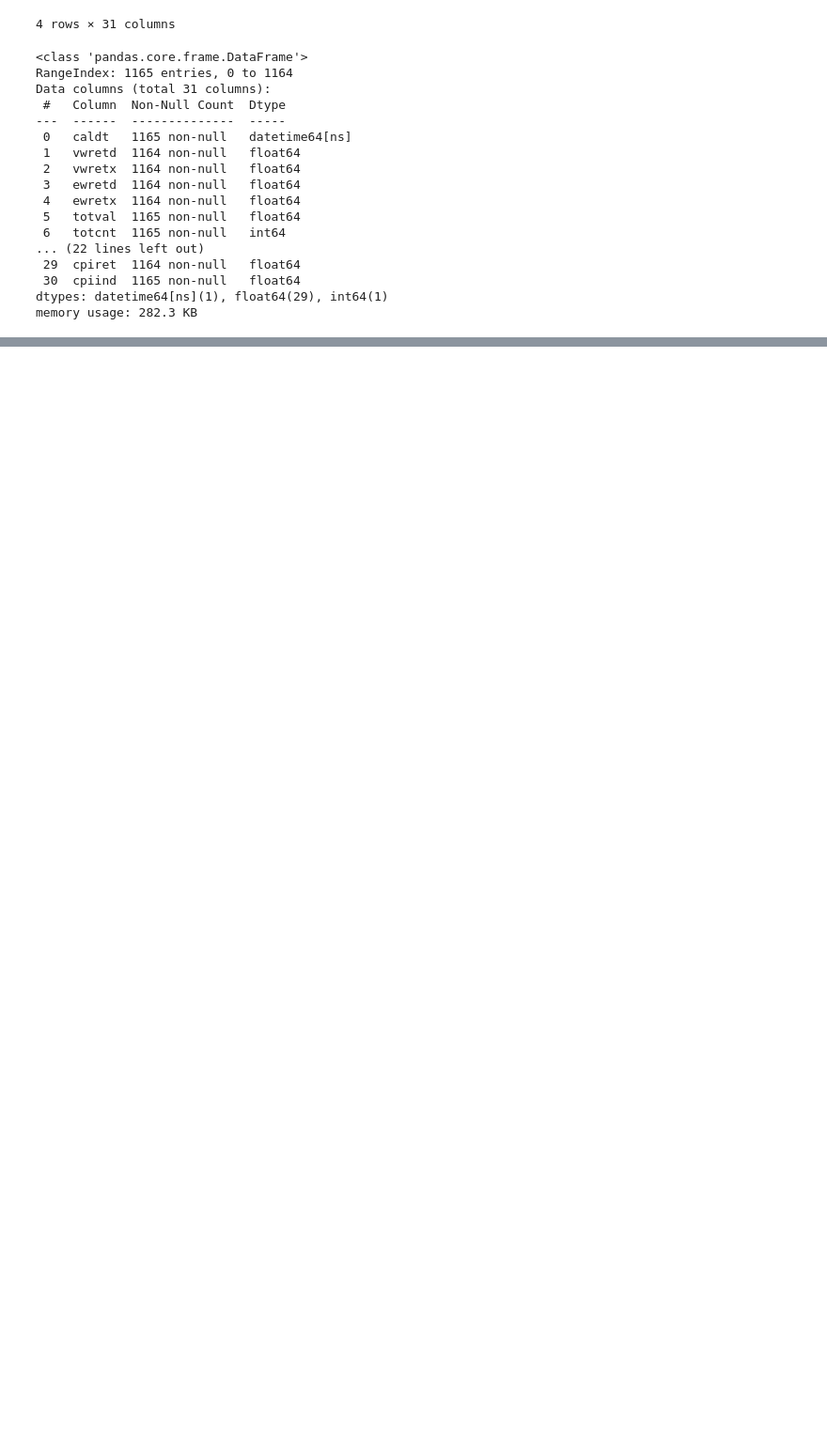
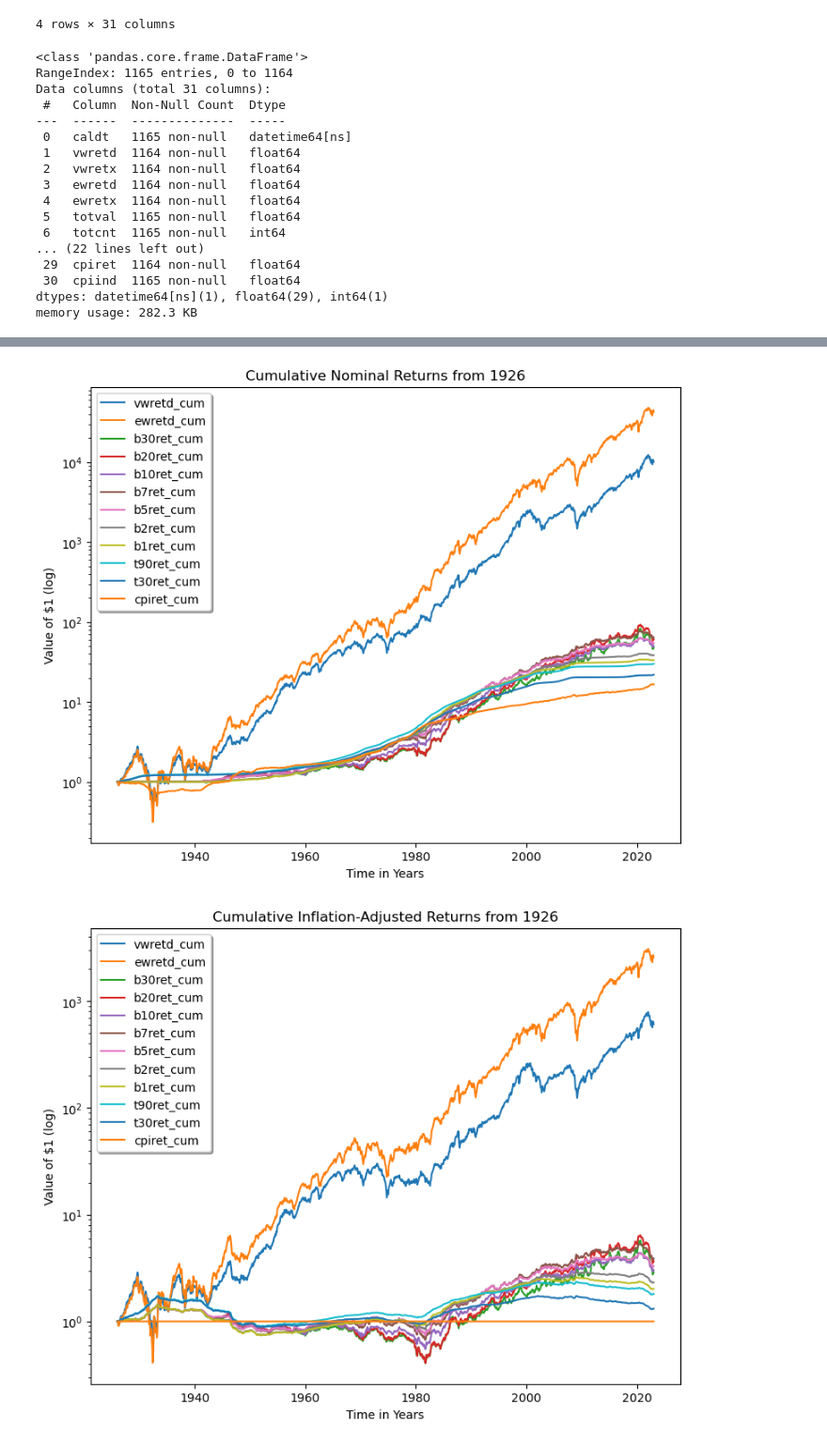
Before and after one commit to hitaansh/spexperiment, a Jupyter notebook: 100YearSummary.ipynb, the cells around one changed output, grey strips where cells are left out. Shown: that part at 94% size. Saved outputs shown, nothing was run; the diff lists cells and outputs as text; code cells hidden in the pictures; blank space fills up the shorter version.

```diff
--- a/100YearSummary.ipynb
+++ b/100YearSummary.ipynb
@@ -65,0 +77,26 @@ display(total_df[178:182])
+# %%
+# Now we plot these cumulative nominal returns for all of these securities
+plt.figure(figsize=(9,7))
+plt.title("Cumulative Nominal Returns from 1926")
+plt.xlabel("Time in Years")
+plt.ylabel("Value of $1 (log)")
+plt.plot(total_df["caldt"], total_df[cum_cols], label = cum_cols)
+plt.legend(loc='upper left', shadow=True)
+plt.yscale('log')
+plt.show()
+
+# We also want to see what these returns look like with inflation adjustment
+plt.figure(figsize=(9,7))
+plt.title("Cumulative Inflation-Adjusted Returns from 1926")
+plt.xlabel("Time in Years")
+plt.ylabel("Value of $1 (log)")
+
+# Here CPIret is the cummulative inflation so far. We divide our cummulative returns by our cummulative inflation to get inflation
+# adjusted returns
+plt.plot(total_df["caldt"], total_df[cum_cols].to_numpy()/total_df["cpiret_cum"].to_numpy().reshape(-1,1), label = cum_cols)
+plt.legend(loc='upper left', shadow=True)
+plt.yscale('log')
+plt.show()
+# %% [output]
+[figure, added]
+[figure, added]
```
Also changed, not shown: parts of 4 cells of this notebook, 4 other files.
